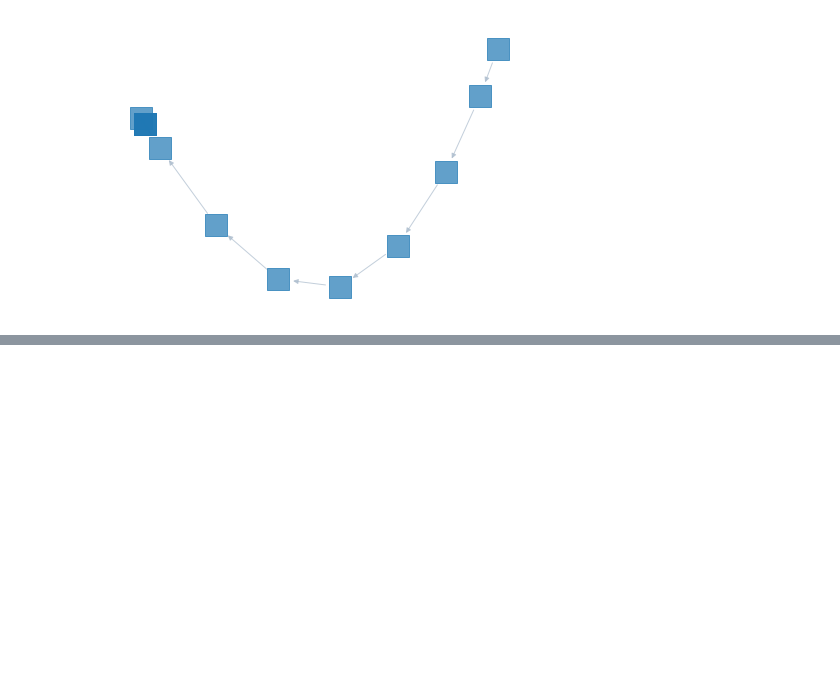
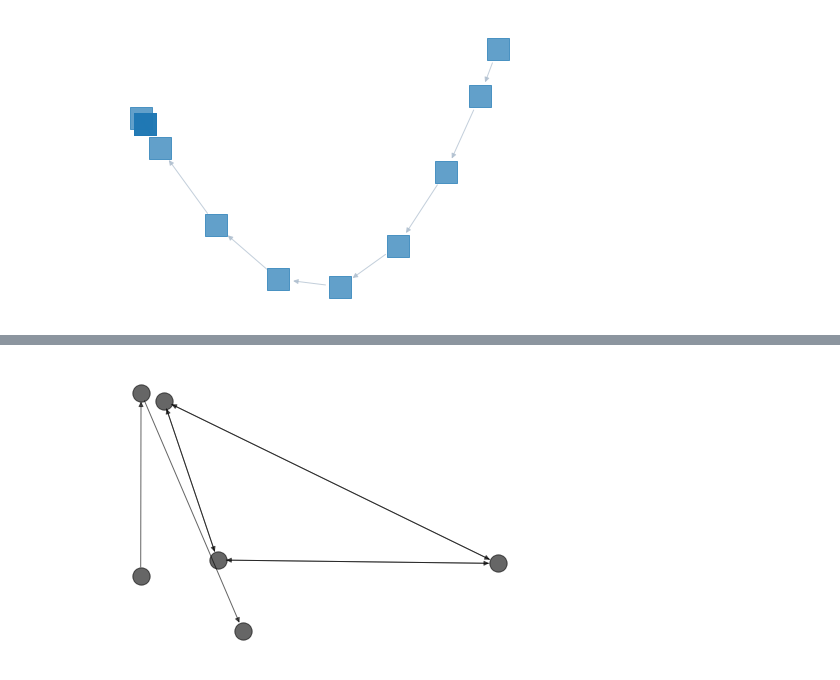
Before and after one commit to bronwencc/ML_practice, a Jupyter notebook: directed-graphs.ipynb, the cells around one changed output, grey strips where cells are left out. Saved outputs shown, nothing was run; the diff lists cells and outputs as text; code cells hidden in the pictures; blank space fills up the shorter version.

```diff
--- a/directed-graphs.ipynb
+++ b/directed-graphs.ipynb
@@ -129,0 +152,5 @@ nx.draw_spectral(dirG,node_size=450,alpha=0.7,edge_color="#aabbcc",node_shape="s
+# %%
+nx.draw_random(dirG, alpha=0.6, node_color="k")
+plt.savefig("images/random-gray.jpg")
+# %% [output]
+[figure, added]
```
Also changed, not shown: parts of 6 cells of this notebook, 3 other files.
